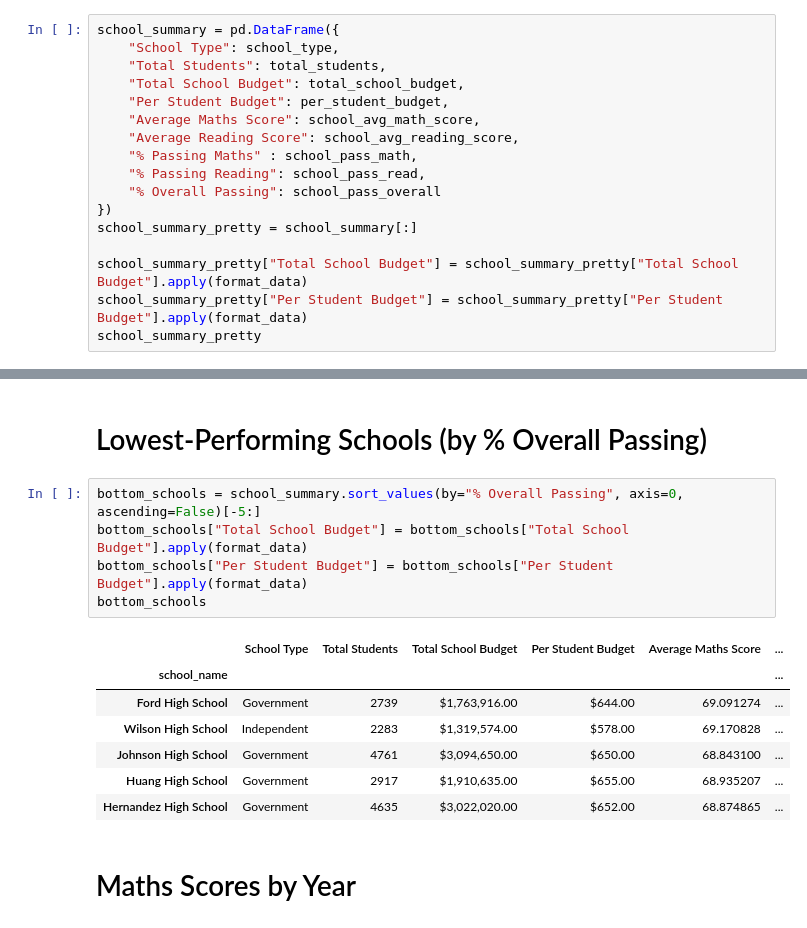
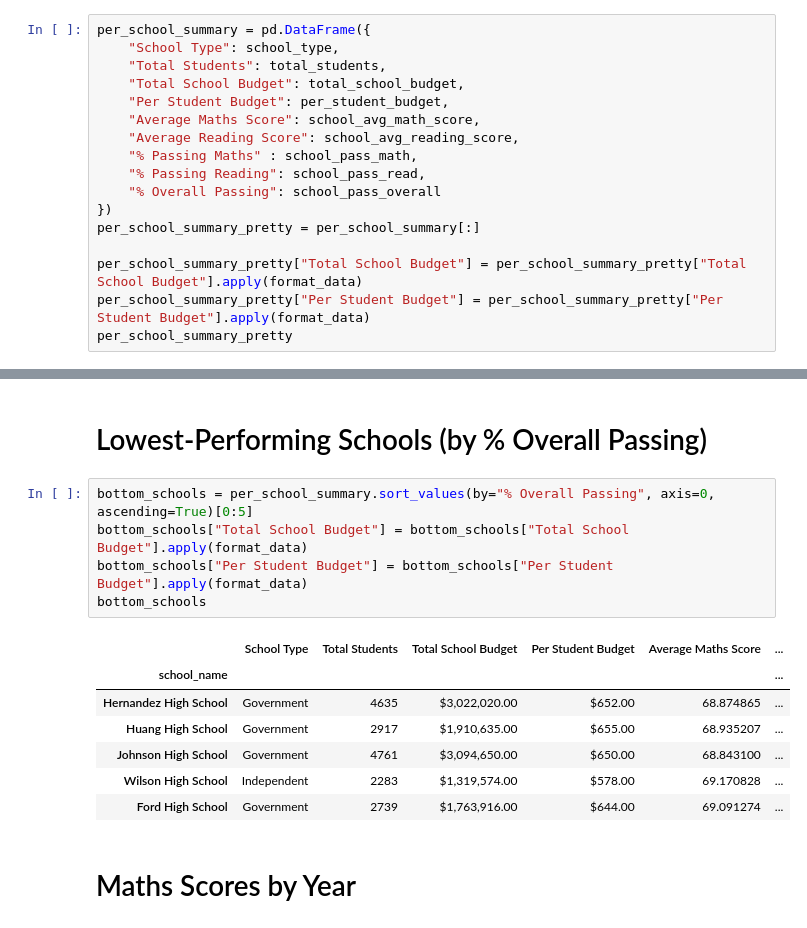
Before and after one commit to Tim-U-12/pandas-challenge, a Jupyter notebook: PyCitySchools/main.ipynb, the cells around one changed output, grey strips where cells are left out. Drawn from its saved outputs; the diff is of its cells as text.

```diff
--- a/PyCitySchools/main.ipynb
+++ b/PyCitySchools/main.ipynb
@@ -83,7 +85,7 @@ school_pass_read = school_pass_read["reading_score"] / total_students * 100
 school_pass_overall = school_data_complete[(school_data_complete["reading_score"] >= 50) & (school_data_complete["maths_score"] >= 50)].groupby(['school_name']).count()
 school_pass_overall = school_pass_overall["Student ID"] / total_students * 100
 # %%
-school_summary = pd.DataFrame({
+per_school_summary = pd.DataFrame({
     "School Type": school_type,
     "Total Students": total_students,
     "Total School Budget": total_school_budget,
@@ -94,11 +96,11 @@ school_summary = pd.DataFrame({
     "% Passing Reading": school_pass_read,
     "% Overall Passing": school_pass_overall
 })
-school_summary_pretty = school_summary[:]
+per_school_summary_pretty = per_school_summary[:]
 
-school_summary_pretty["Total School Budget"] = school_summary_pretty["Total School Budget"].apply(format_data)
-school_summary_pretty["Per Student Budget"] = school_summary_pretty["Per Student Budget"].apply(format_data)
-school_summary_pretty
+per_school_summary_pretty["Total School Budget"] = per_school_summary_pretty["Total School Budget"].apply(format_data)
+per_school_summary_pretty["Per Student Budget"] = per_school_summary_pretty["Per Student Budget"].apply(format_data)
+per_school_summary_pretty
 # %% [output]
 |  | School Type | Total Students | Total School Budget | Per Student Budget | Average Maths Score | ... |
 | school_name |  |  |  |  |  | ... |
@@ -135,18 +137,18 @@ top_schools
 # %% [markdown]
 # Lowest-Performing Schools (by % Overall Passing)
 # %%
-bottom_schools = school_summary.sort_values(by="% Overall Passing", axis=0, ascending=False)[-5:]
+bottom_schools = per_school_summary.sort_values(by="% Overall Passing", axis=0, ascending=True)[0:5]
 bottom_schools["Total School Budget"] = bottom_schools["Total School Budget"].apply(format_data)
 bottom_schools["Per Student Budget"] = bottom_schools["Per Student Budget"].apply(format_data)
 bottom_schools
 # %% [output]
 |  | School Type | Total Students | Total School Budget | Per Student Budget | Average Maths Score | ... |
 | school_name |  |  |  |  |  | ... |
+| Hernandez High School | Government | 4635 | $3,022,020.00 | $652.00 | 68.874865 | ... |
+| Huang High School | Government | 2917 | $1,910,635.00 | $655.00 | 68.935207 | ... |
+| Johnson High School | Government | 4761 | $3,094,650.00 | $650.00 | 68.843100 | ... |
+| Wilson High School | Independent | 2283 | $1,319,574.00 | $578.00 | 69.170828 | ... |
 | Ford High School | Government | 2739 | $1,763,916.00 | $644.00 | 69.091274 | ... |
-| Wilson High School | Independent | 2283 | $1,319,574.00 | $578.00 | 69.170828 | ... |
-| Johnson High School | Government | 4761 | $3,094,650.00 | $650.00 | 68.843100 | ... |
-| Huang High School | Government | 2917 | $1,910,635.00 | $655.00 | 68.935207 | ... |
-| Hernandez High School | Government | 4635 | $3,022,020.00 | $652.00 | 68.874865 | ... |
 # %% [markdown]
 # Maths Scores by Year
 # %%
```
Also changed, not shown: parts of 8 cells of this notebook.
